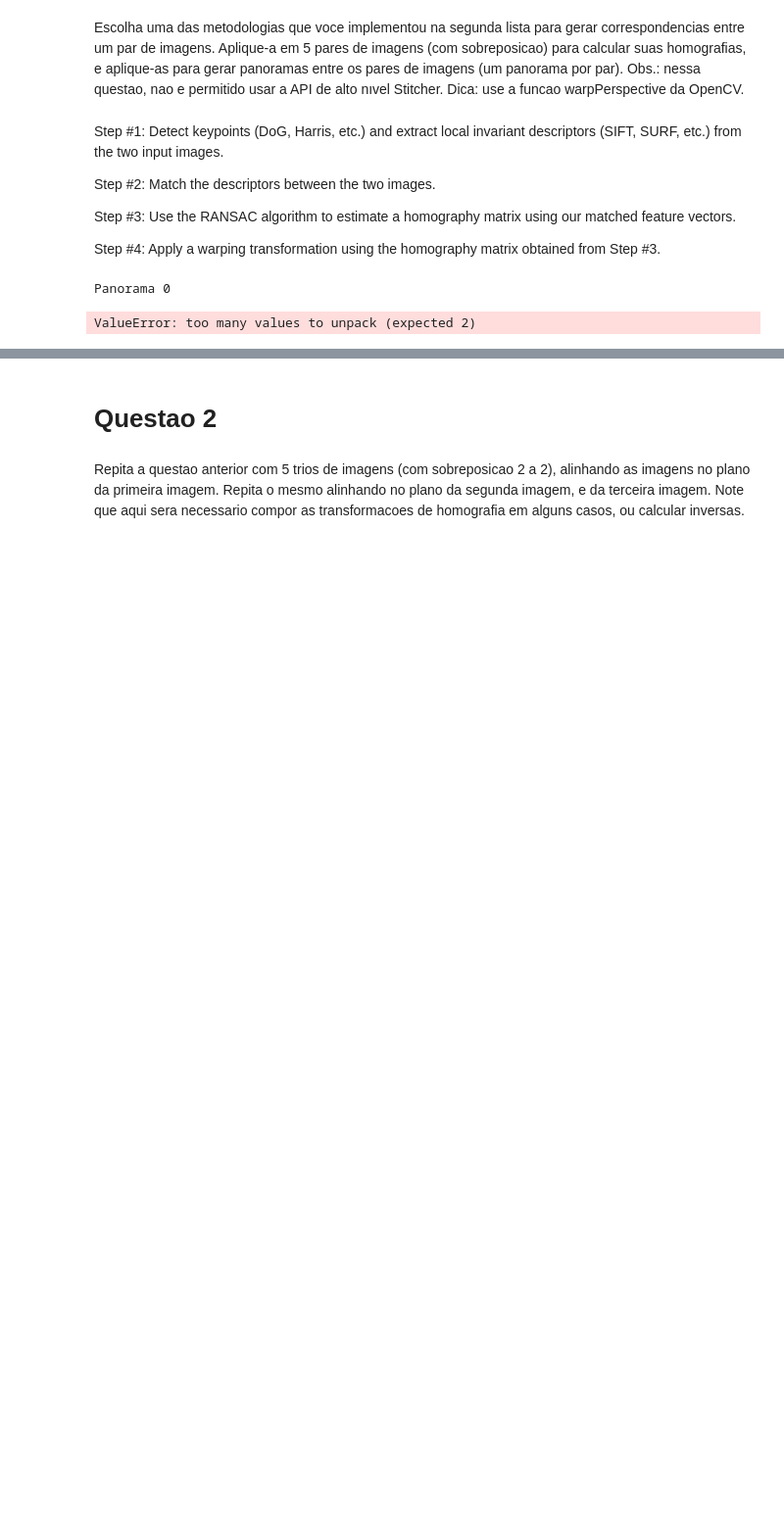
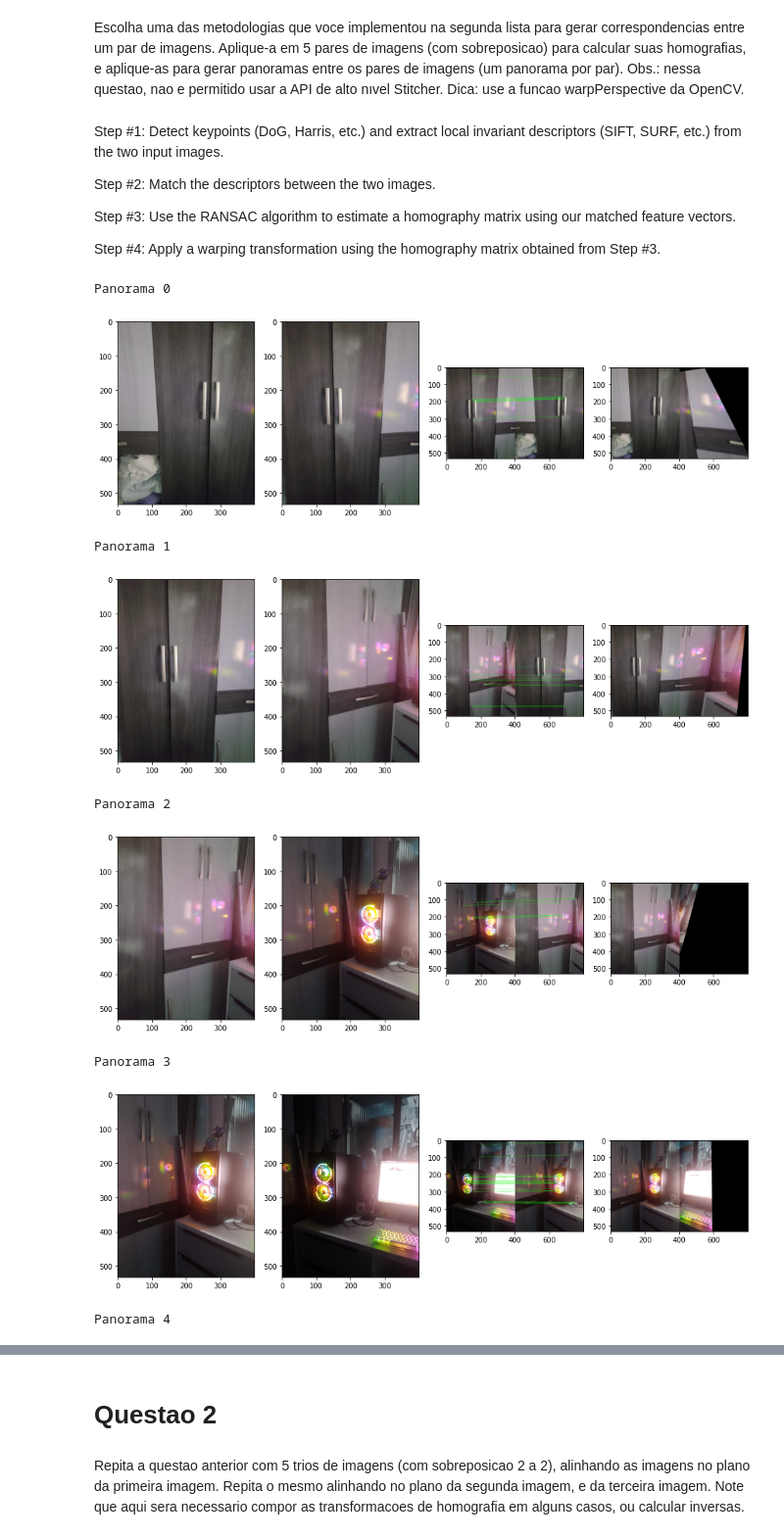
Before and after one commit to JonathanYuri/Computer-Vision, a Jupyter notebook: Lista3/lista.ipynb, the cells around one changed output, grey strips where cells are left out. Shown at 98% size. Cells and saved outputs as stored; diff of their text form; code cells hidden in the pictures; blank space fills up the shorter version.

```diff
--- a/Lista3/lista.ipynb
+++ b/Lista3/lista.ipynb
@@ -123,24 +123,31 @@ class Stitcher:
 # %%
 for i in range(0, 5):
     print(f'Panorama {i}')
 
     imageA = cv2.imread(f'./panorama/{i}.jpg')
     imageB = cv2.imread(f'./panorama/{i+1}.jpg')
 
     imageA = imutils.resize(imageA, width=400)
     imageB = imutils.resize(imageB, width=400)
     # stitch the images together to create a panorama
     stitcher = Stitcher()
-    (result, vis) = stitcher.stitch([imageA, imageB])
+    (result, vis) = stitcher.stitch([imageA, imageB], showMatches=True)
     # show the images
 
     plt.figure(figsize=(16, 16))
 
     plt.subplot(141), plt.imshow(imageA)
     plt.subplot(142), plt.imshow(imageB)
     plt.subplot(143), plt.imshow(vis)
     plt.subplot(144), plt.imshow(result)
     plt.show()
 # %% [output]
 Panorama 0
+[figure, added]
-ValueError: too many values to unpack (expected 2)
+Panorama 1
+[figure, added]
+Panorama 2
+[figure, added]
+Panorama 3
+[figure, added]
+Panorama 4
```
Also changed, not shown: parts of 4 cells of this notebook.
